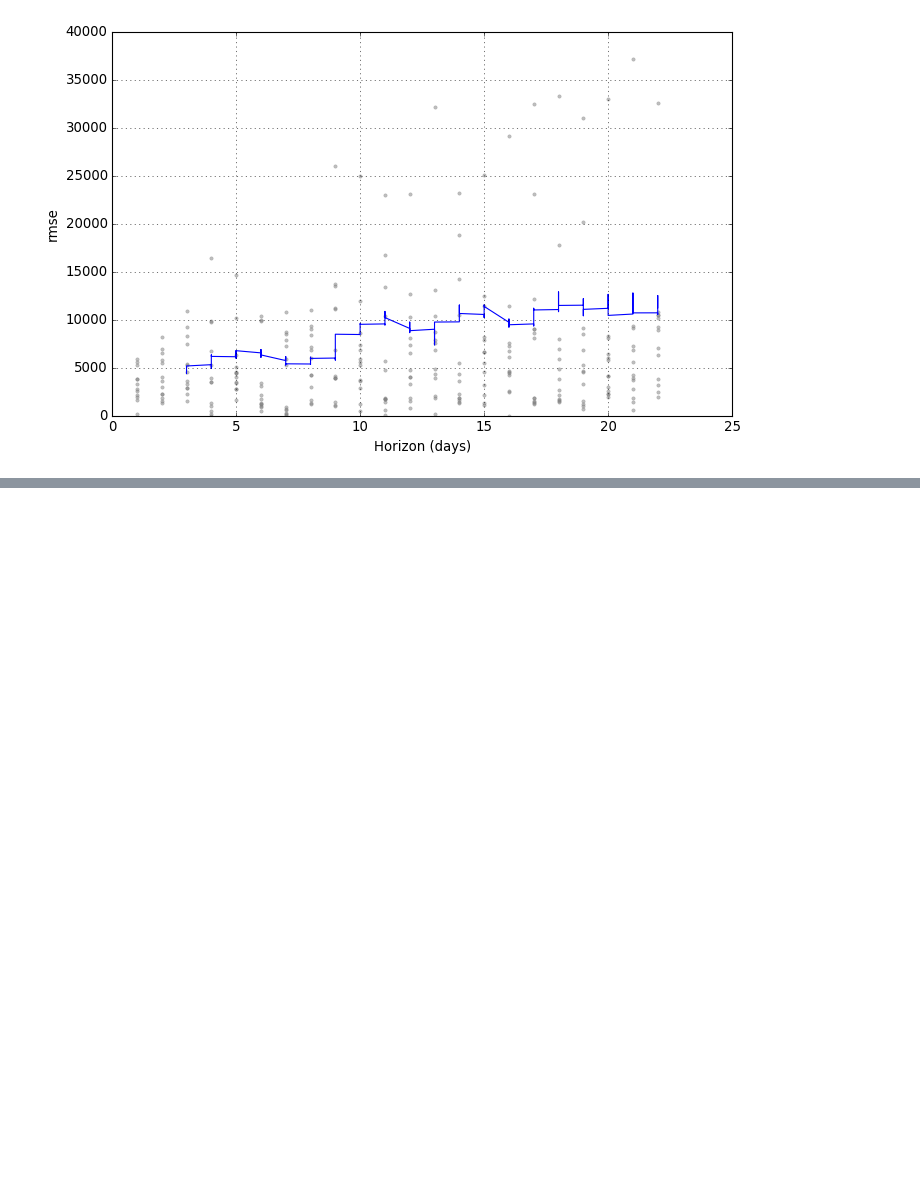
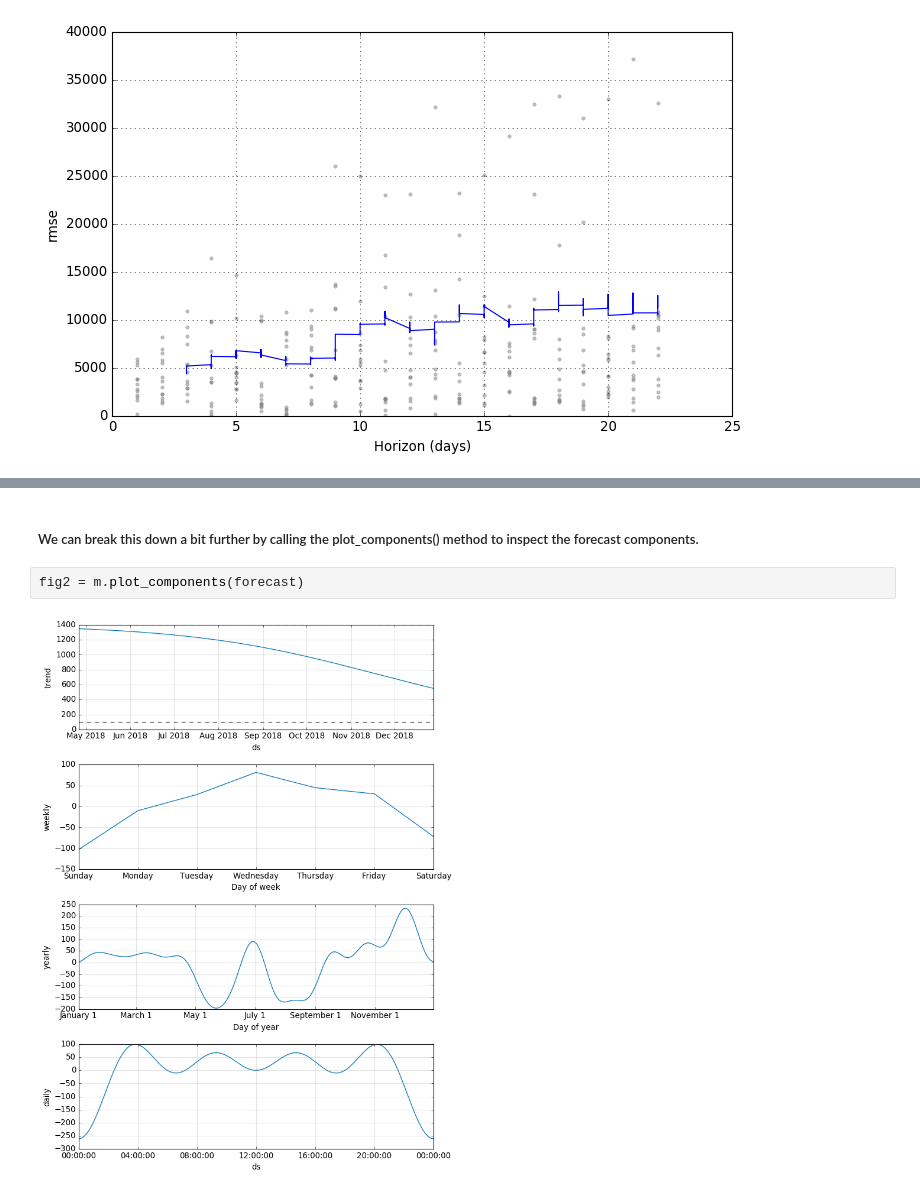
Before and after one commit to time-series-project-ncj/time_series_proj, a Jupyter notebook: Chad_time-series-experimenting.ipynb, the cells around one changed output, grey strips where cells are left out. Saved outputs shown, nothing was run; the diff lists cells and outputs as text; blank space fills up the shorter version.

```diff
--- a/Chad_time-series-experimenting.ipynb
+++ b/Chad_time-series-experimenting.ipynb
@@ -644,0 +768,6 @@ fig3 = plot_cross_validation_metric(df_cv, metric='rmse')
+# %% [markdown]
+##### We can break this down a bit further by calling the plot_components() method to inspect the forecast components.
+# %%
+fig2 = m.plot_components(forecast)
+# %% [output]
+[figure, added]
```
Also changed, not shown: parts of 45 cells of this notebook.
